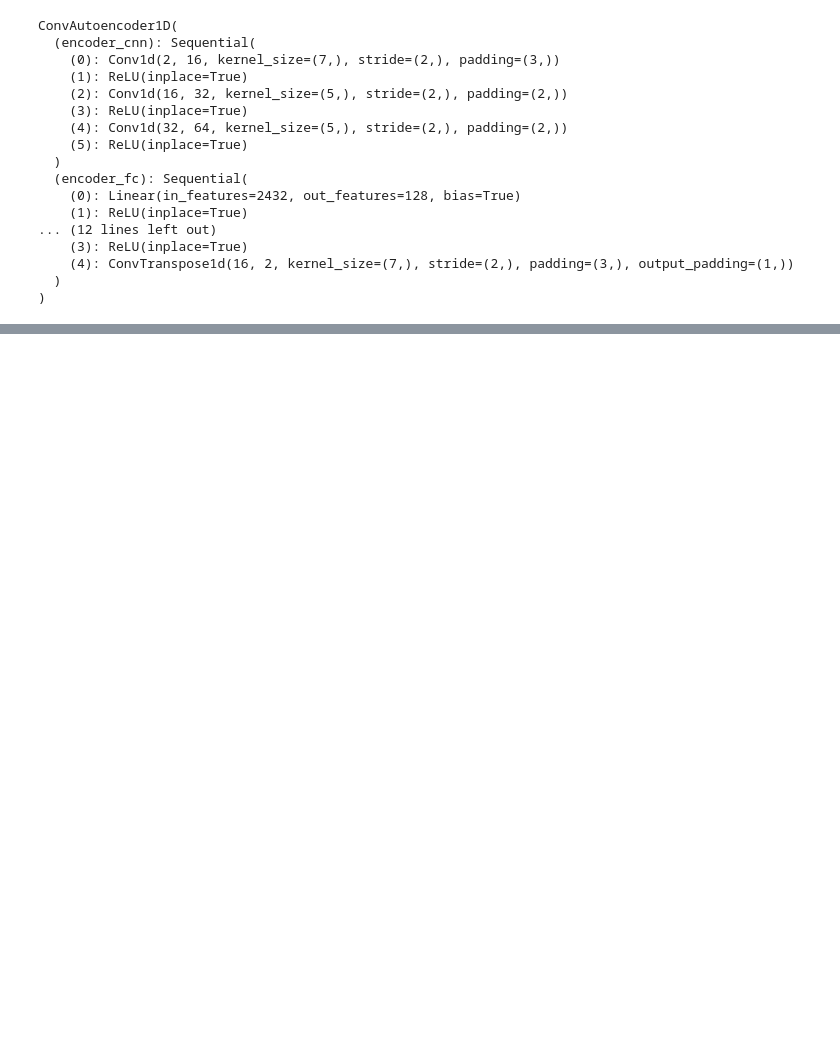
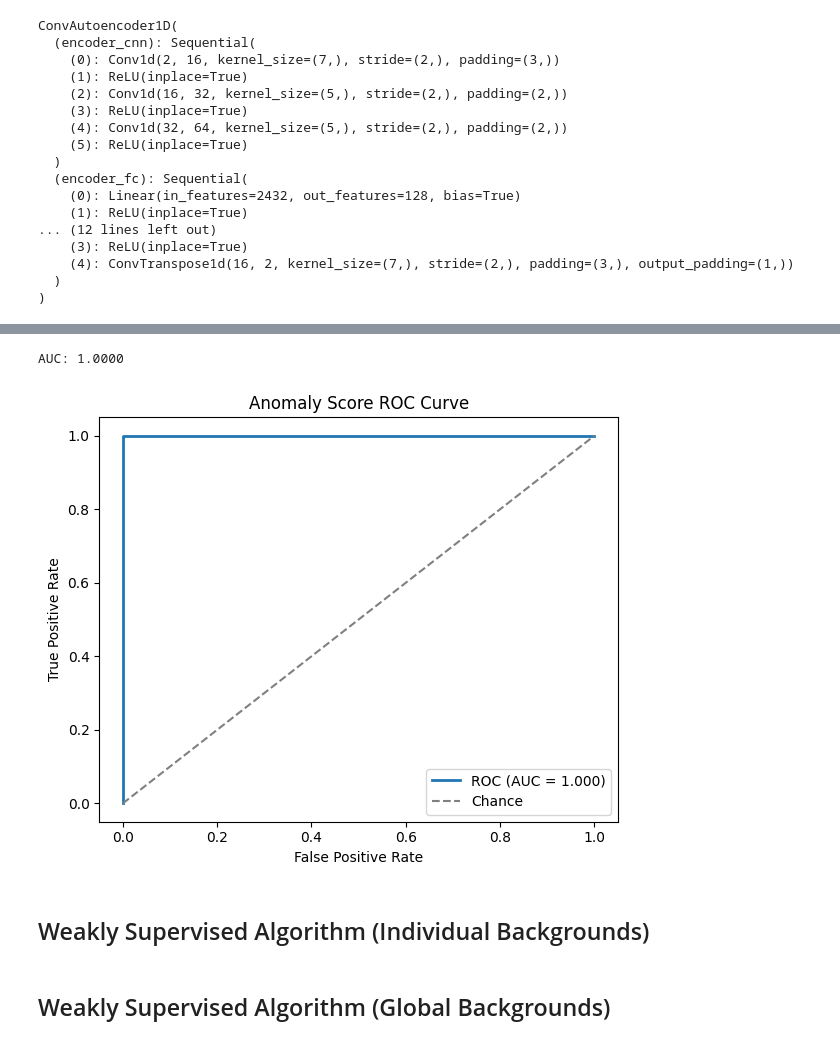
Before and after one commit to KrishWu/ranode, a Jupyter notebook: notebooks/gw_classifier.ipynb, the cells around one changed output, grey strips where cells are left out. Cells and saved outputs as stored; diff of their text form; code cells hidden in the pictures; blank space fills up the shorter version.

Commit message:
Added ROC AUC graph to autoencoder and work in progress weakly supervised algorithm code for individual backgrounds and global backgrounds, also grouped code better with headings

```diff
--- a/notebooks/gw_classifier.ipynb
+++ b/notebooks/gw_classifier.ipynb
@@ -460,0 +453,21 @@ Signal score percentile vs background: 100.00%
+# %%
+# Cell 6: AUC/ROC curve
+
+fpr, tpr, _ = roc_curve(labels, scores)
+auc_val = roc_auc_score(labels, scores)
+print(f"AUC: {auc_val:.4f}")
+
+plt.figure(figsize=(6, 5))
+plt.plot(fpr, tpr, label=f"ROC (AUC = {auc_val:.3f})", linewidth=2)
+plt.plot([0, 1], [0, 1], linestyle="--", color="gray", label="Chance")
+plt.xlabel("False Positive Rate")
+plt.ylabel("True Positive Rate")
+plt.title("Anomaly Score ROC Curve")
+plt.legend()
+plt.tight_layout()
+plt.show()
+# %% [output]
+AUC: 1.0000
+[figure, added]
+# %% [markdown]
+## Weakly Supervised Algorithm (Individual Backgrounds)
@@ -460,0 +584,2 @@ Signal score percentile vs background: 100.00%
+# %% [markdown]
+## Weakly Supervised Algorithm (Global Backgrounds)
```
Also changed, not shown: parts of 13 cells of this notebook, 2 other files.
